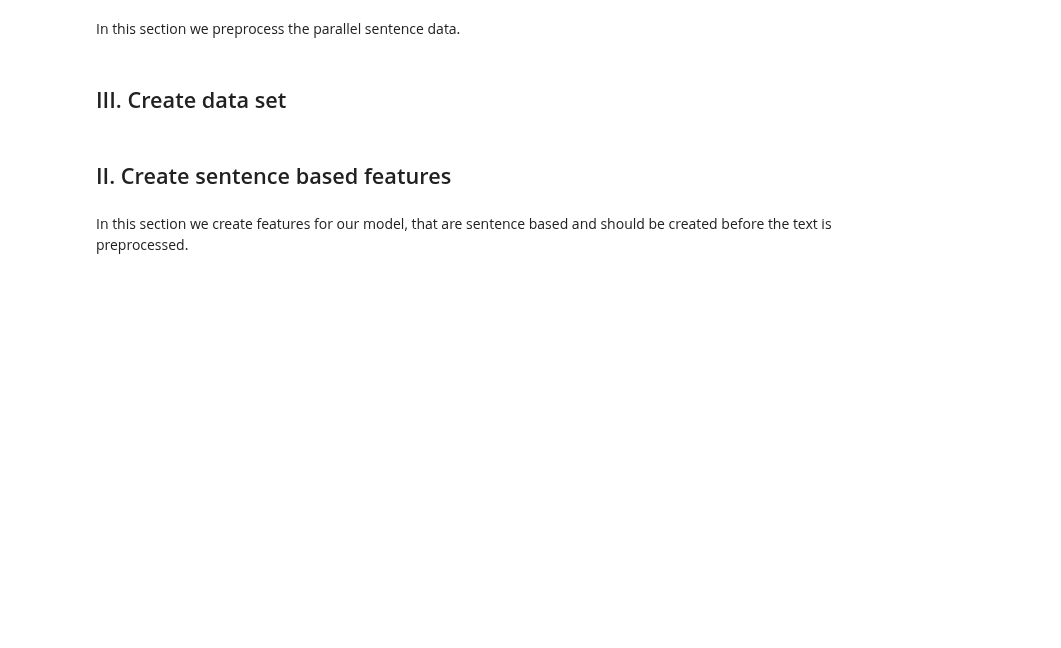
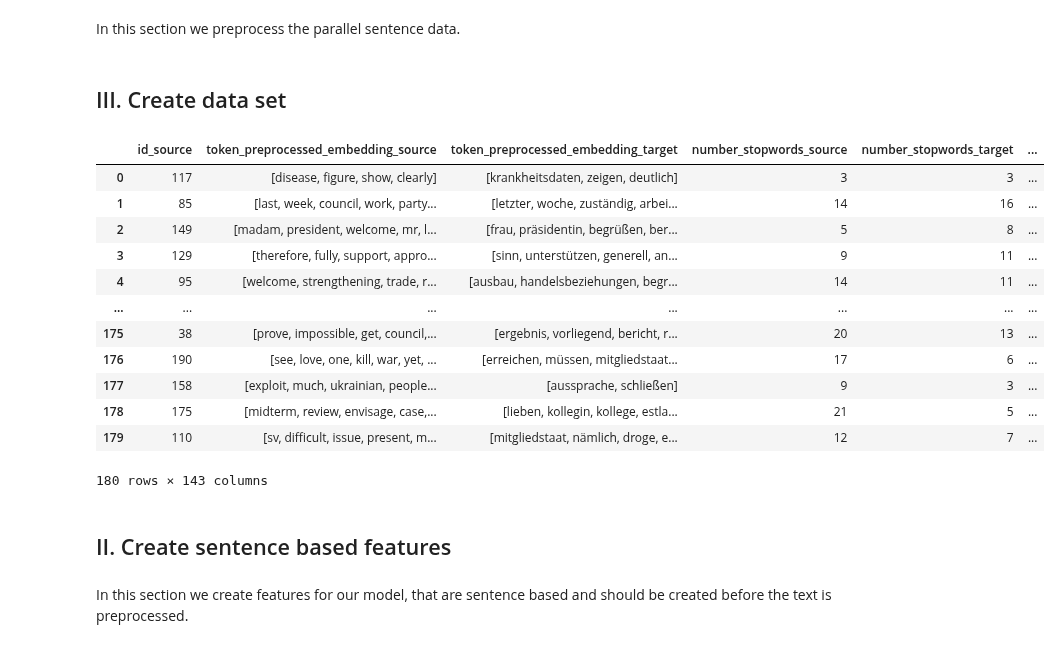
Before and after one commit to J4K08L4N63N84HN/crosslingual-information-retrieval, a Jupyter notebook: notebooks/Preprocessing and Feature Generation.ipynb, the cells around one changed output. Saved outputs shown, nothing was run; the diff lists cells and outputs as text; code cells hidden in the pictures; blank space fills up the shorter version.

```diff
--- a/notebooks/Preprocessing and Feature Generation.ipynb
+++ b/notebooks/Preprocessing and Feature Generation.ipynb
@@ -14,2 +17,6 @@ parallel_sentences = PreprocessingEuroParl(sentence_data_source='../data/externa
+# %%
+parallel_sentences = PreprocessingEuroParl(df_sampled_path="../data/interim/europarl_english_german.pkl")
+# %%
+parallel_sentences.dataframe = parallel_sentences.dataframe.iloc[0:5000,]
 # %%
 parallel_sentences.dataframe
@@ -84,3 +114,19 @@ dataset.get_sample(n_training, n_test_queries, n_test_documents)
+# %%
+dataset.dataset
+# %% [output]
+|  | id_source | token_preprocessed_embedding_source | token_preprocessed_embedding_target | number_stopwords_source | number_stopwords_target | ... |
+| 0 | 117 | [disease, figure, show, clearly] | [krankheitsdaten, zeigen, deutlich] | 3 | 3 | ... |
+| 1 | 85 | [last, week, council, work, party... | [letzter, woche, zuständig, arbei... | 14 | 16 | ... |
+| 2 | 149 | [madam, president, welcome, mr, l... | [frau, präsidentin, begrüßen, ber... | 5 | 8 | ... |
+| 3 | 129 | [therefore, fully, support, appro... | [sinn, unterstützen, generell, an... | 9 | 11 | ... |
+| 4 | 95 | [welcome, strengthening, trade, r... | [ausbau, handelsbeziehungen, begr... | 14 | 11 | ... |
+| ... | ... | ... | ... | ... | ... | ... |
+| 175 | 38 | [prove, impossible, get, council,... | [ergebnis, vorliegend, bericht, r... | 20 | 13 | ... |
+| 176 | 190 | [see, love, one, kill, war, yet, ... | [erreichen, müssen, mitgliedstaat... | 17 | 6 | ... |
+| 177 | 158 | [exploit, much, ukrainian, people... | [aussprache, schließen] | 9 | 3 | ... |
+| 178 | 175 | [midterm, review, envisage, case,... | [lieben, kollegin, kollege, estla... | 21 | 5 | ... |
+| 179 | 110 | [sv, difficult, issue, present, m... | [mitgliedstaat, nämlich, droge, e... | 12 | 7 | ... |
+180 rows × 143 columns
 # %% [markdown]
 ## II. Create sentence based features
 # %% [markdown]
```
Also changed, not shown: parts of 14 cells of this notebook.
